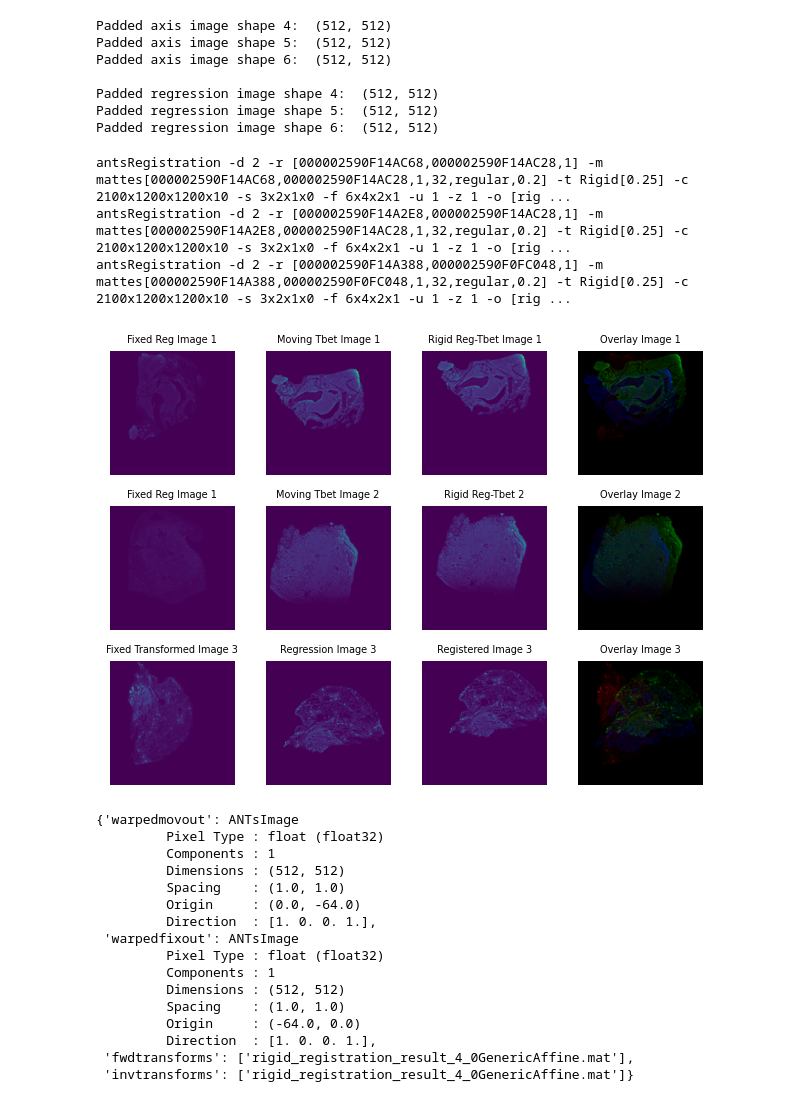
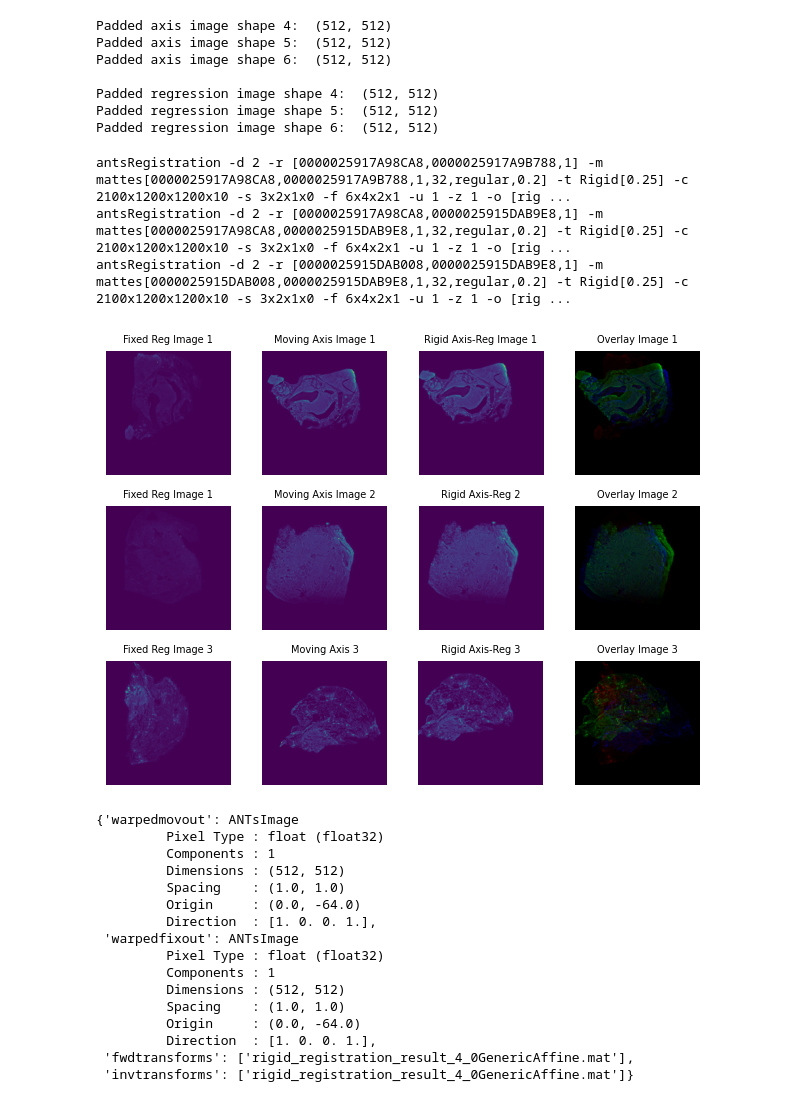
Before and after one commit to Olamiknight/WSIFIR, a Jupyter notebook: Rigid_Reg.ipynb, the cells around one changed output. Cells and saved outputs as stored; diff of their text form; code cells hidden in the pictures.

```diff
--- a/Rigid_Reg.ipynb
+++ b/Rigid_Reg.ipynb
@@ -881,10 +931,11 @@ rigid_transformed_image_4 = ants.apply_transforms(
 
 )
 
+
 #Perform rigid registration on the third moving image
 rigid_result_4 = ants.registration(
-    fixed=rigid_transformed_image_4,
-    moving=axis_image_cropped_ants_4_padded,
+    fixed=reg_image_cropped_ants_4_padded,
+    moving=rigid_transformed_image_4,
     type_of_transform='Rigid',
     verbose=True,
     outprefix='rigid_registration_result_4_'
@@ -899,8 +950,8 @@ rigid_transformed_image_5 = ants.apply_transforms(
 )
 #Perform rigid registration on the third moving image
 rigid_result_5 = ants.registration(
-    fixed=rigid_transformed_image_5,
-    moving=axis_image_cropped_ants_5_padded,
+    fixed=reg_image_cropped_ants_5_padded,
+    moving=rigid_transformed_image_5,
     type_of_transform='Rigid',
     verbose=True,
     outprefix='rigid_registration_result_5_'
@@ -916,36 +967,36 @@ rigid_transformed_image_6 = ants.apply_transforms(
 
 #Perform rigid registration on the third moving image
 rigid_result_6 = ants.registration(
-    fixed=rigid_transformed_image_6,
-    moving=axis_image_cropped_ants_6_padded,
+    fixed=reg_image_cropped_ants_6_padded,
+    moving=rigid_transformed_image_6,
     type_of_transform='Rigid',
     verbose=True,
     outprefix='rigid_registration_result_6_'
 )
 # %% [output]
-antsRegistration -d 2 -r [000002590F14AC68,000002590F14AC28,1] -m mattes[000002590F14AC68,000002590F14AC28,1,32,regular,0.2] -t Rigid[0.25] -c 2100x1200x1200x10 -s 3x2x1x0 -f 6x4x2x1 -u 1 -z 1 -o [rig ...
-antsRegistration -d 2 -r [000002590F14A2E8,000002590F14AC28,1] -m mattes[000002590F14A2E8,000002590F14AC28,1,32,regular,0.2] -t Rigid[0.25] -c 2100x1200x1200x10 -s 3x2x1x0 -f 6x4x2x1 -u 1 -z 1 -o [rig ...
-antsRegistration -d 2 -r [000002590F14A388,000002590F0FC048,1] -m mattes[000002590F14A388,000002590F0FC048,1,32,regular,0.2] -t Rigid[0.25] -c 2100x1200x1200x10 -s 3x2x1x0 -f 6x4x2x1 -u 1 -z 1 -o [rig ...
+antsRegistration -d 2 -r [0000025917A98CA8,0000025917A9B788,1] -m mattes[0000025917A98CA8,0000025917A9B788,1,32,regular,0.2] -t Rigid[0.25] -c 2100x1200x1200x10 -s 3x2x1x0 -f 6x4x2x1 -u 1 -z 1 -o [rig ...
+antsRegistration -d 2 -r [0000025917A98CA8,0000025915DAB9E8,1] -m mattes[0000025917A98CA8,0000025915DAB9E8,1,32,regular,0.2] -t Rigid[0.25] -c 2100x1200x1200x10 -s 3x2x1x0 -f 6x4x2x1 -u 1 -z 1 -o [rig ...
+antsRegistration -d 2 -r [0000025915DAB008,0000025915DAB9E8,1] -m mattes[0000025915DAB008,0000025915DAB9E8,1,32,regular,0.2] -t Rigid[0.25] -c 2100x1200x1200x10 -s 3x2x1x0 -f 6x4x2x1 -u 1 -z 1 -o [rig ...
 # %%
 # Visualize the results
 plt.subplot(3,4,1)
-plt.imshow(reg_image_cropped_ants_4_padded)
+plt.imshow(reg_image_cropped_ants_4_padded.numpy())
 plt.title('Fixed Reg Image 1',fontsize=7)
 plt.axis('off')
 
 plt.subplot(3,4,2)
 plt.imshow(axis_image_cropped_ants_4_padded.numpy())
-plt.title('Moving Tbet Image 1',fontsize=7)
+plt.title('Moving Axis Image 1',fontsize=7)
 plt.axis('off')
 
 plt.subplot(3,4,3)
 plt.imshow(rigid_result_4['warpedmovout'].numpy())
-plt.title('Rigid Reg-Tbet Image 1',fontsize=7)
+plt.title('Rigid Axis-Reg Image 1',fontsize=7)
 plt.axis('off')
 
 #Overlay for the first image
 plt.subplot(3, 4, 4)
-fixed_1 = exposure.rescale_intensity(reg_image_cropped_ants_4_padded, out_range=(0, 1))
+fixed_1 = exposure.rescale_intensity(reg_image_cropped_ants_4_padded.numpy(), out_range=(0, 1))
 moving_1 = exposure.rescale_intensity(axis_image_cropped_ants_4_padded.numpy(), out_range=(0, 1))
 registered_1 = exposure.rescale_intensity(rigid_result_4['warpedmovout'].numpy(), out_range=(0, 1))
 overlay_1 = np.stack([fixed_1, registered_1, moving_1], axis=-1)  # Red for fixed, Blue for moving. Green for registered
@@ -960,12 +1011,12 @@ plt.axis('off')
 
 plt.subplot(3,4,6)
 plt.imshow(axis_image_cropped_ants_5_padded.numpy())
-plt.title('Moving Tbet Image 2', fontsize=7)
+plt.title('Moving Axis Image 2', fontsize=7)
 plt.axis('off')
 
 plt.subplot(3,4,7)
 plt.imshow(rigid_result_5['warpedmovout'].numpy())
-plt.title('Rigid Reg-Tbet 2',fontsize=7)
+plt.title('Rigid Axis-Reg 2',fontsize=7)
 plt.axis('off')
 
 #Overlay for the second image
@@ -976,37 +1027,37 @@ registered_2 = exposure.rescale_intensity(rigid_result_5['warpedmovout'].numpy()
 overlay_2 = np.stack([fixed_2, registered_2, moving_2], axis=-1)  # Red for fixed, Blue for moving. Green for registered
 plt.imshow(overlay_2)
 plt.title('Overlay Image 2', fontsize=7)
 plt.axis('off')
 
 plt.subplot(3,4,9)
 plt.imshow(reg_image_cropped_ants_6_padded.numpy())
-plt.title('Fixed Transformed Image 3',fontsize=7)
+plt.title('Fixed Reg Image 3',fontsize=7)
 plt.axis('off')
 
 plt.subplot(3,4,10)
 plt.imshow(axis_image_cropped_ants_6_padded.numpy())
-plt.title('Regression Image 3',fontsize=7)
+plt.title('Moving Axis 3',fontsize=7)
 plt.axis('off')
 
 plt.subplot(3,4,11)
 plt.imshow(rigid_result_6['warpedmovout'].numpy())
-plt.title('Registered Image 3',fontsize=7)
+plt.title('Rigid Axis-Reg 3',fontsize=7)
 plt.axis('off')
 
 #Overlay for the third image
 plt.subplot(3,4,12)
 fixed_3 = exposure.rescale_intensity(reg_image_cropped_ants_6_padded.numpy(), out_range=(0, 1))
 moving_3 = exposure.rescale_intensity(axis_image_cropped_ants_6_padded.numpy(), out_range=(0, 1))
 registered_3 = exposure.rescale_intensity(rigid_result_6['warpedmovout'].numpy(), out_range=(0, 1))
 overlay_3 = np.stack([fixed_3, registered_3, moving_3], axis=-1)  # Red for fixed, Blue for moving. Green for registered
 plt.imshow(overlay_3)
 plt.title('Overlay Image 3', fontsize=7)
 plt.axis('off')
 
 plt.tight_layout()
 plt.show()
 # %% [output]
-[figure, old version]
+[figure, new version]
 # %%
 rigid_result_4 #This is the result of the rigid registration
 # %% [output]
@@ -1022,7 +1073,7 @@ rigid_result_4 #This is the result of the rigid registration
          Components : 1
          Dimensions : (512, 512)
          Spacing    : (1.0, 1.0)
-         Origin     : (-64.0, 0.0)
+         Origin     : (0.0, -64.0)
          Direction  : [1. 0. 0. 1.],
  'fwdtransforms': ['rigid_registration_result_4_0GenericAffine.mat'],
  'invtransforms': ['rigid_registration_result_4_0GenericAffine.mat']}
```
Also changed, not shown: parts of 20 cells of this notebook, 3 other files.
